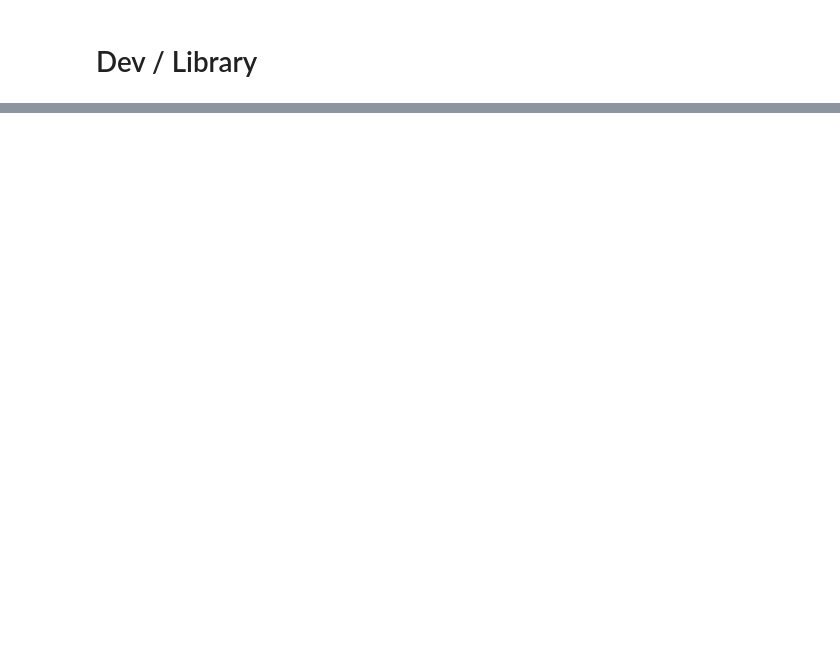
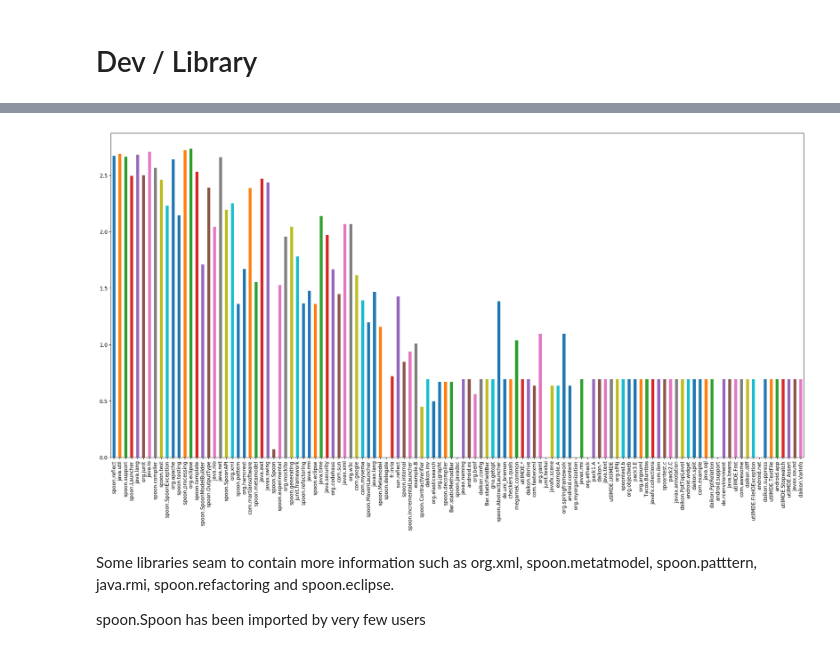
Before and after one commit to castor-software/oss-graph-metrics, a Jupyter notebook: data_analysis/notebook/dev_library.ipynb, the cells around one changed output, grey strips where cells are left out. Saved outputs shown, nothing was run; the diff lists cells and outputs as text; code cells hidden in the pictures; blank space fills up the shorter version.

```diff
--- a/data_analysis/notebook/dev_library.ipynb
+++ b/data_analysis/notebook/dev_library.ipynb
@@ -95,0 +107,13 @@ plot_matrix(agreg.div(agreg.sum(axis=0), axis = 1), 'number of contributions / c
+# %%
+from scipy.stats import entropy
+
+fig = plt.figure(figsize=(25, 12), dpi=160, facecolor='w', edgecolor='k')
+#agreg_sorted.apply(lambda ligne: entropy(list(ligne.map(lambda x : int(x>=1))), 0).plot.bar()
+agreg_sorted.apply(lambda ligne: entropy(list(ligne)), 0).plot.bar()
+plt.show()
+# %% [output]
+[figure, added]
+# %% [markdown]
+Some libraries seam to contain more information such as org.xml, spoon.metatmodel, spoon.patttern, java.rmi, spoon.refactoring and spoon.eclipse.
+
+spoon.Spoon has been imported by very few users
```
Also changed, not shown: parts of 27 cells of this notebook.
